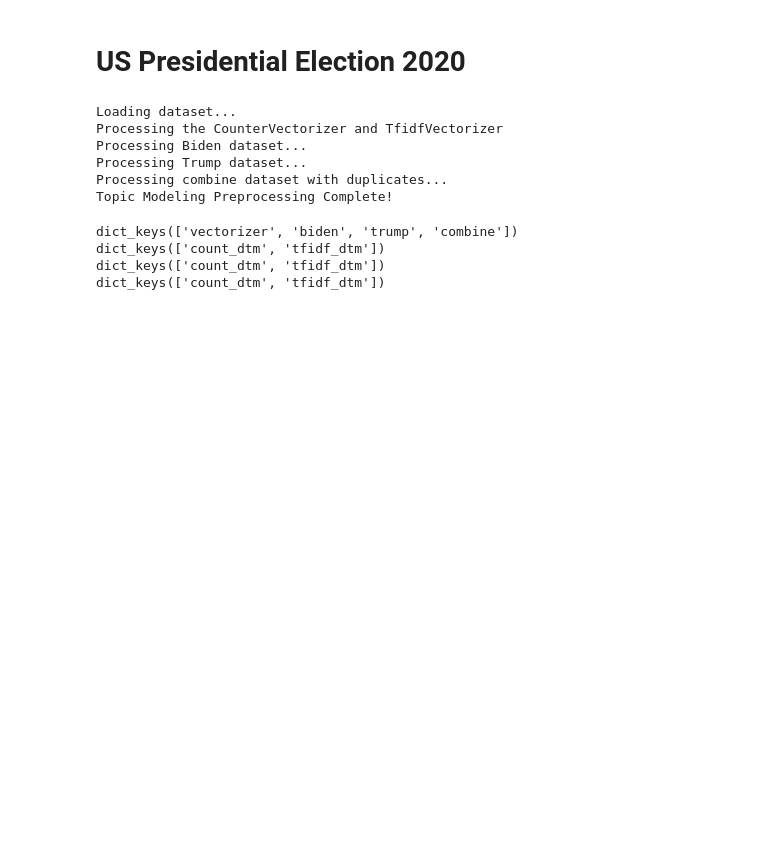
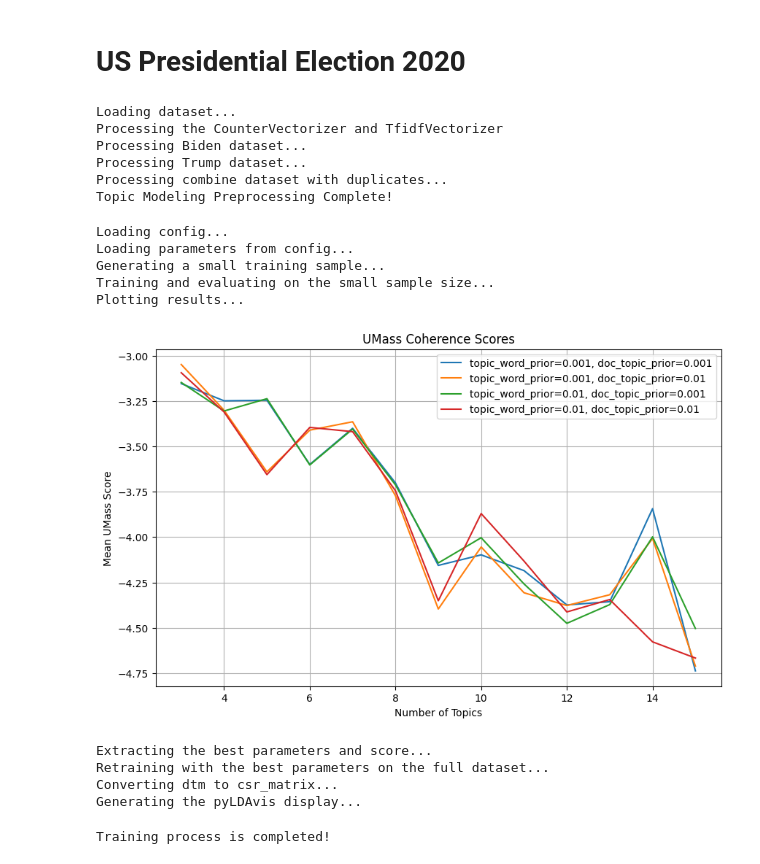
Before and after one commit to cyh002/US-Election-2020-Analytics, a Jupyter notebook: US-Election-2020-Analytics.ipynb, the cells around one changed output. Cells and saved outputs as stored; diff of their text form; code cells hidden in the pictures; blank space fills up the shorter version.

Commit message:
Completed train_model.py and made changes to analytics.ipynb

```diff
--- a/US-Election-2020-Analytics.ipynb
+++ b/US-Election-2020-Analytics.ipynb
@@ -26,12 +27,29 @@ Topic Modeling Preprocessing Complete!
 # %%
 # @Anthony: Ways to get all the keys out!!!
 # Just need to sum all the values of each dtm to get the word count to create word cloud
-print(dtm_results.keys())
-print(dtm_results['biden'].keys())
-print(dtm_results['trump'].keys())
-print(dtm_results['combine'].keys())
+# Can print to find all the keys
+# print(dtm_results.keys())
+# print(dtm_results['vectorizer'].keys())
+# print(dtm_results['biden'].keys())
+# print(dtm_results['trump'].keys())
+# print(dtm_results['combine'].keys())
-# %% [output]
-dict_keys(['vectorizer', 'biden', 'trump', 'combine'])
-dict_keys(['count_dtm', 'tfidf_dtm'])
-dict_keys(['count_dtm', 'tfidf_dtm'])
-dict_keys(['count_dtm', 'tfidf_dtm'])
+# %%
+#Try to run all the different dtm and their vectorizer
+training_path = 'conf/train_model.yaml'
+trump_count_dtm = dtm_results['trump']['count_dtm']
+count_vect= dtm_results['vectorizer']['count_vectorizer']
+trump_count_display = train_model.training_pipeline(training_path, dtm= trump_count_dtm, vectorizer=count_vect, random_seed = 0, sample_size = 10000, topn = 10)
+pyLDAvis.enable_notebook()
+pyLDAvis.display(trump_count_display)
+# %% [output]
+Loading config...
+Loading parameters from config...
+Generating a small training sample...
+Training and evaluating on the small sample size...
+Plotting results...
+[figure, added]
+Extracting the best parameters and score...
+Retraining with the best parameters on the full dataset...
+Converting dtm to csr_matrix...
+Generating the pyLDAvis display...
+Training process is completed!
```
Also changed, not shown: parts of 8 cells of this notebook, 3 other files.
